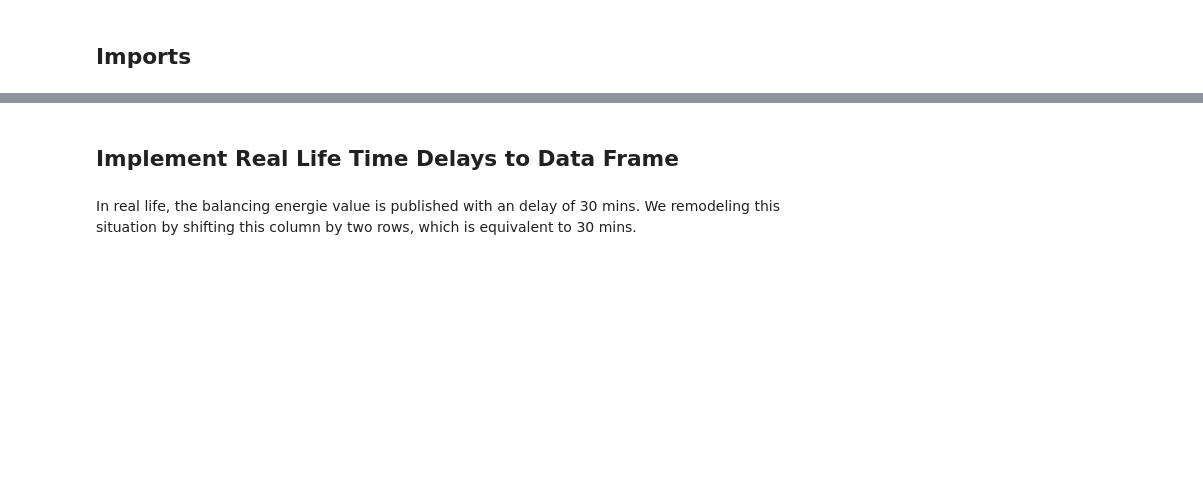
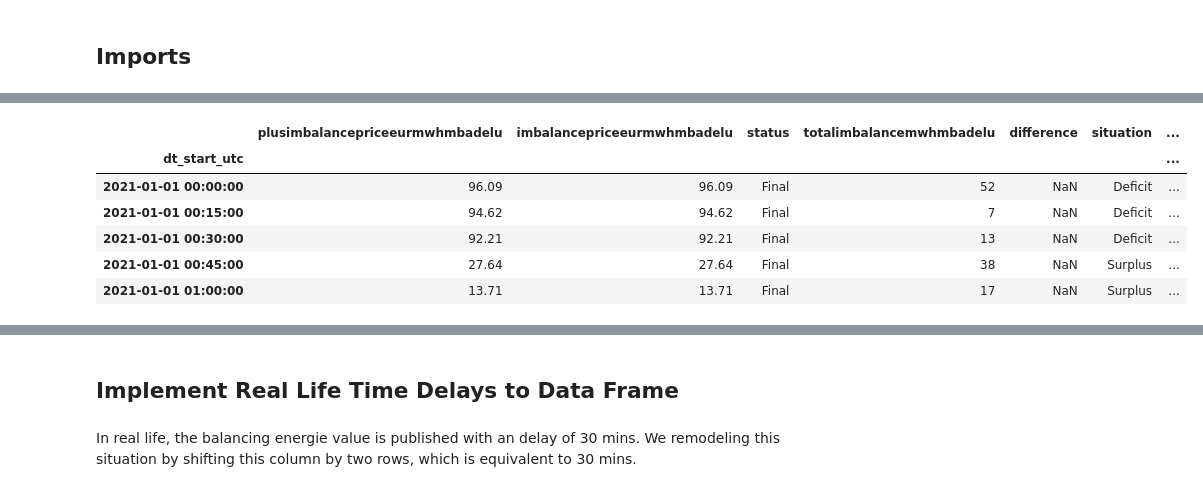
Before and after one commit to Jaoaud/Capstone_Energy, a Jupyter notebook: 1_Data_Mining_Cleaning/imbalance_price_1_2_data_mining_entsoe.ipynb, the cells around one changed output, grey strips where cells are left out. Drawn from its saved outputs; the diff is of its cells as text; code cells hidden in the pictures; blank space fills up the shorter version.

```diff
--- a/1_Data_Mining_Cleaning/imbalance_price_1_2_data_mining_entsoe.ipynb
+++ b/1_Data_Mining_Cleaning/imbalance_price_1_2_data_mining_entsoe.ipynb
@@ -107,3 +167,13 @@ df_imbalance_de["Situation"] = df_imbalance_de["Situation"].astype('int64')
+# %%
+df_imbalance_de.head()
+# %% [output]
+|  | plusimbalancepriceeurmwhmbadelu | imbalancepriceeurmwhmbadelu | status | totalimbalancemwhmbadelu | difference | situation | ... |
+| dt_start_utc |  |  |  |  |  |  | ... |
+| 2021-01-01 00:00:00 | 96.09 | 96.09 | Final | 52 | NaN | Deficit | ... |
+| 2021-01-01 00:15:00 | 94.62 | 94.62 | Final | 7 | NaN | Deficit | ... |
+| 2021-01-01 00:30:00 | 92.21 | 92.21 | Final | 13 | NaN | Deficit | ... |
+| 2021-01-01 00:45:00 | 27.64 | 27.64 | Final | 38 | NaN | Surplus | ... |
+| 2021-01-01 01:00:00 | 13.71 | 13.71 | Final | 17 | NaN | Surplus | ... |
 # %%
 df_imbalance_de.dtypes
 # %% [output]
```
Also changed, not shown: parts of 250 cells of this notebook, 2 other files.
